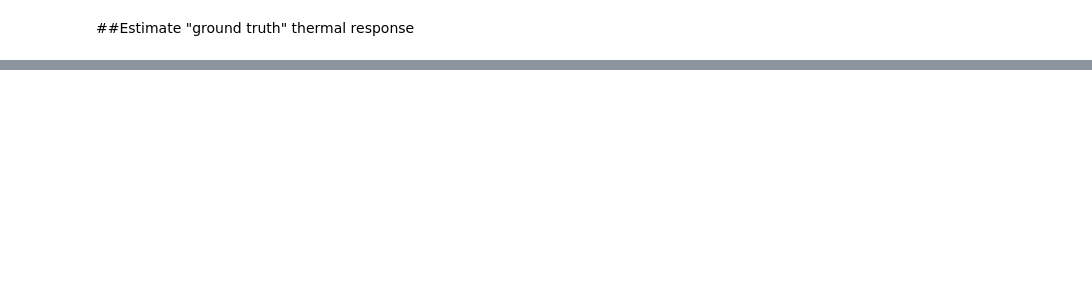
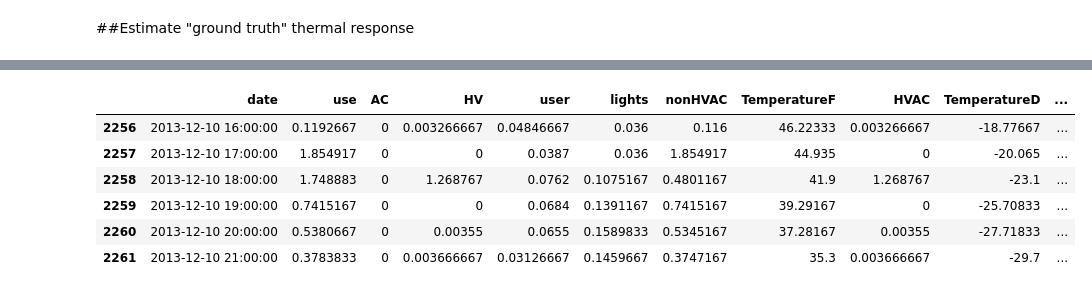
Before and after one commit to adrianalbert/EnergyAnalytics, a Jupyter notebook: batch/pecan/Pecan Validation Analysis.ipynb, the cells around one changed output, grey strips where cells are left out. Cells and saved outputs as stored; diff of their text form; code cells hidden in the pictures; blank space fills up the shorter version.

```diff
--- a/batch/pecan/Pecan Validation Analysis.ipynb
+++ b/batch/pecan/Pecan Validation Analysis.ipynb
@@ -187,6 +193,0 @@ info_files[5,]
-# %%
-# format data to match the observations available for thermal modeling
-row <- info_files[5,]
-df = read.csv(as.character(row$file_orig))
-df$HVAC = df$HV + df$AC
-df$TemperatureD = df$TemperatureF - 65
@@ -223,0 +213,36 @@ points(df$TemperatureF[idx], df$HVAC[idx], col='blue')
+# %%
+temp_vec = 20:120
+df_resp = data.frame(TemperatureF = temp_vec)
+
+fit = loess(HVAC ~ TemperatureD, data=df_orig)
+plx = predict(fit, se=T)
+df_orig$fit_HVAC = plx$fit
+df_orig$fit_HVAC_se = plx$se.fit
+plx_grid = predict(fit, temp_vec - 65, se=T)
+df_resp$fit_HVAC    = na.locf(na.locf(plx_grid$fit, na.rm=FALSE), fromLast=TRUE)
+df_resp$fit_HVAC.se = na.locf(na.locf(plx_grid$se.fit, na.rm=FALSE), fromLast=TRUE)
+df_resp$resp_HVAC   = na.locf(na.locf(c(NA,diff(plx_grid$fit)), na.rm=FALSE), fromLast=TRUE)
+df_orig$resp_HVAC   = approx(df_resp$TemperatureF, y=df_resp$resp_HVAC, df_orig$TemperatureF)$y
+
+# learn "ground truth" thermal response for HV and AC
+if ('HV' %in% names(df_orig))
+    fit = loess(HV ~ TemperatureD, data=df_orig)
+    plx = predict(fit, se=T)
+    df_orig$fit_HV = plx$fit
+    df_orig$fit_HV_se = plx$se.fit
+    plx_grid = predict(fit, temp_vec - 65, se=T)
+    df_resp$fit_HV    = na.locf(na.locf(plx_grid$fit, na.rm=FALSE), fromLast=TRUE)
+    df_resp$fit_HV.se = na.locf(na.locf(plx_grid$se.fit, na.rm=FALSE), fromLast=TRUE)
+    df_resp$resp_HV   = na.locf(na.locf(c(NA,diff(plx_grid$fit)), na.rm=FALSE), fromLast=TRUE)
+    df_orig$resp_HV   = approx(df_resp$TemperatureF, y=df_resp$resp_HV, df_orig$TemperatureF)$y
+
+if ('AC' %in% names(df_orig))
+    fit = loess(AC ~ TemperatureD, data=df_orig)
+    plx = predict(fit, se=T)
+    df_orig$fit_AC = plx$fit
+    df_orig$fit_AC_se = plx$se.fit
+    plx_grid = predict(fit, temp_vec - 65, se=T)
+    df_resp$fit_AC    = na.locf(na.locf(plx_grid$fit, na.rm=FALSE), fromLast=TRUE)
+    df_resp$fit_AC.se = na.locf(na.locf(plx_grid$se.fit, na.rm=FALSE), fromLast=TRUE)
+    df_resp$resp_AC   = na.locf(na.locf(c(NA,diff(plx_grid$fit)), na.rm=FALSE), fromLast=TRUE)
+    df_orig$resp_AC   = approx(df_resp$TemperatureF, y=df_resp$resp_AC, df_orig$TemperatureF)$y
@@ -223,0 +259,10 @@ points(df$TemperatureF[idx], df$HVAC[idx], col='blue')
+# %%
+head(df_orig)
+# %% [output]
+|  | date | use | AC | HV | user | lights | nonHVAC | TemperatureF | HVAC | TemperatureD | ... |
+| 2256 | 2013-12-10 16:00:00 | 0.1192667 | 0 | 0.003266667 | 0.04846667 | 0.036 | 0.116 | 46.22333 | 0.003266667 | -18.77667 | ... |
+| 2257 | 2013-12-10 17:00:00 | 1.854917 | 0 | 0 | 0.0387 | 0.036 | 1.854917 | 44.935 | 0 | -20.065 | ... |
+| 2258 | 2013-12-10 18:00:00 | 1.748883 | 0 | 1.268767 | 0.0762 | 0.1075167 | 0.4801167 | 41.9 | 1.268767 | -23.1 | ... |
+| 2259 | 2013-12-10 19:00:00 | 0.7415167 | 0 | 0 | 0.0684 | 0.1391167 | 0.7415167 | 39.29167 | 0 | -25.70833 | ... |
+| 2260 | 2013-12-10 20:00:00 | 0.5380667 | 0 | 0.00355 | 0.0655 | 0.1589833 | 0.5345167 | 37.28167 | 0.00355 | -27.71833 | ... |
+| 2261 | 2013-12-10 21:00:00 | 0.3783833 | 0 | 0.003666667 | 0.03126667 | 0.1459667 | 0.3747167 | 35.3 | 0.003666667 | -29.7 | ... |
```
Also changed, not shown: parts of 20 cells of this notebook, 5 other files.
